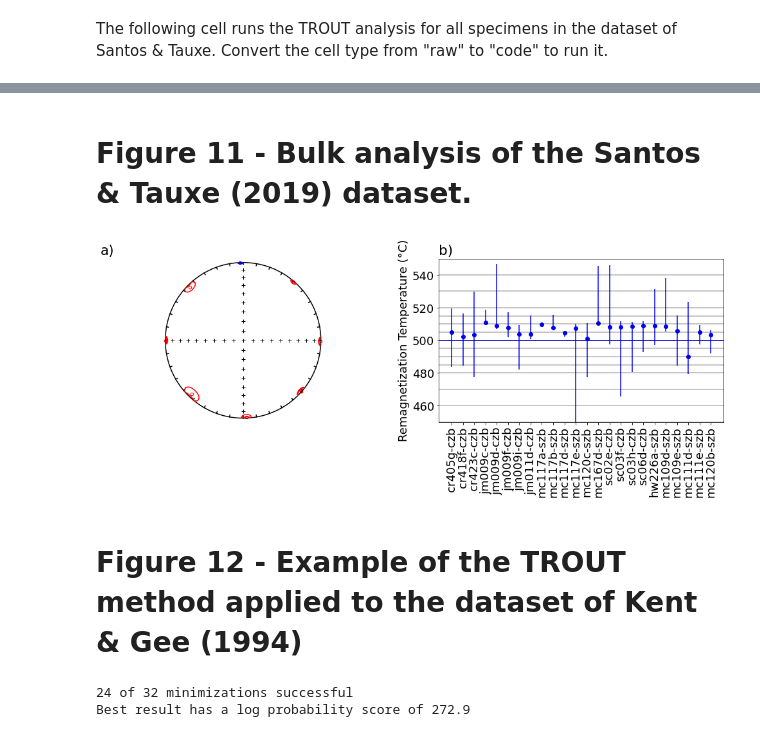
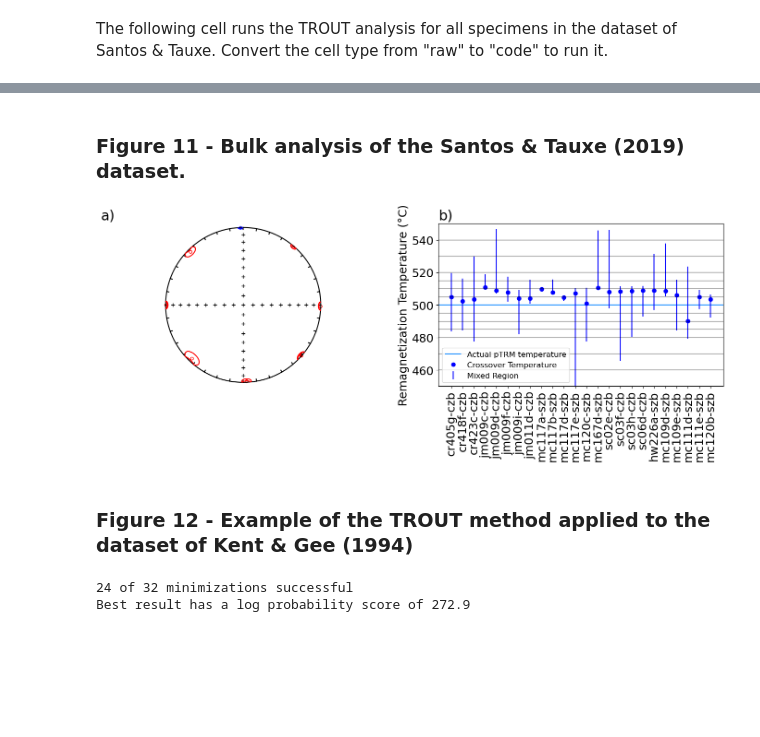
Before and after one commit to bcych/TROUT, a Jupyter notebook: TROUT_Figures.ipynb, the cells around one changed output, grey strips where cells are left out. Cells and saved outputs as stored; diff of their text form; code cells hidden in the pictures; blank space fills up the shorter version.

Commit message:
Added Figures directory, fixed ordering, fixed capitalization issue

```diff
--- a/TROUT_Figures.ipynb
+++ b/TROUT_Figures.ipynb
@@ -266,5 +266,6 @@ plt.savefig('Figures/data_rescaling.pdf')
 # %%
-
+specimen='jm009f-czb'
+zijd_data,Ts_base,Ts_data,Ts,datatype,expon=prepare_specimen_data(specimen,meas_data,sample_data,site_data)
 fig,ax=plt.subplots(1,3,figsize=(18,4))
 Bs=np.array([[1,0,0],[0,0,1]])
 cs=np.array([1/np.sqrt(2),1/np.sqrt(2)])
@@ -537,8 +731,7 @@ SantosTauxeResults.loc['Mc117d-szb','dec_high_act':'inc_high_act']=np.nan #As we
 SantosTauxeResults.to_csv('SantosTauxeSpecimens/specimen_fits/results_minimizer.csv')
 # %% [markdown]
-# Figure 11 - Bulk analysis of the Santos & Tauxe (2019) dataset.
+### Figure 11 - Bulk analysis of the Santos & Tauxe (2019) dataset.
 # %%
-
 #Set up figure plotting.
 fig=plt.figure(figsize=(14,6))
 ax=fig.add_subplot(1,2,1)
@@ -547,7 +740,7 @@ ipmag.plot_net()
 #Read in data
 meas_data,sample_data,site_data=import_direction_data('SantosTauxeSpecimens/')
 #Odd capitalization amongst speciments- fix this
-specs=data.specimen.str.lower().unique()
+specs=meas_data.specimen.str.lower().unique()
 
 #Read in results from previous cell.
 SantosTauxeResults=pd.read_csv('SantosTauxeSpecimens/specimen_fits/results_minimizer.csv')
@@ -579,42 +772,46 @@ low_dirs=SantosTauxeResults.loc[:,'dec_low_pred':'inc_low_pred'].values
 carts=pmag.dir2cart(low_dirs)
 R_cart=np.sum(carts,axis=0)
 R=np.linalg.norm(R_cart)
 N=len(low_dirs)
 k=(N-1)/(N-R)
 
 a95=140/np.sqrt(k*N)
 R_dir=pmag.cart2dir(R_cart)
 ipmag.plot_di_mean(R_dir[0],R_dir[1],a95,color='b')
 
 #Add title to axis
 ax.set_title('a)',loc='left')
 
 #Create plot of Crossover Temperatures and Mixed regions.
 ax=fig.add_subplot(1,2,2)
 
+#Plot expected crossover temperature at 500 degrees
+plt.axhline(500,color='dodgerblue',label='Actual pTRM temperature')
+
 #Plot MR as vertical errorbar
 percentiles=SantosTauxeResults.loc[:,'min_percentile':'max_percentile'].values
-plt.errorbar(specs,(percentiles[:,0]+percentiles[:,1])/2,(percentiles[:,1]-percentiles[:,0])/2,linestyle='',color='b');
+plt.errorbar(specs,(percentiles[:,0]+percentiles[:,1])/2,(percentiles[:,1]-percentiles[:,0])/2,linestyle='',color='b',label='Mixed Region');
 
 #Plot Crossovers as points
 crossings=SantosTauxeResults.crossovers.values
-plt.plot(specs,crossings,'bo')
-#Plot expected crossover temperature at 500 degrees
-plt.axhline(500,color='b')
+plt.plot(specs,crossings,'bo',label='Crossover Temperature')
+
 
 #Figure Layout
 plt.xticks(rotation=90);
-for temp in data.treat_temp.unique()-273:
-    plt.axhline(temp,color='k',alpha=0.3)
+plt.legend(fontsize=12,loc='lower left');
+for temp in meas_data.treat_temp.unique()-273:
+    if temp!=500:
+        plt.axhline(temp,color='k',alpha=0.3)
 plt.ylim(450,550)
 plt.ylabel('Remagnetization Temperature (°C)')
 plt.tight_layout()
 ax.set_title('b)',loc='left')
 plt.savefig('SantosTauxeSpecimens/site_fit/santos_tauxe_results.pdf')
 # %% [output]
-[figure, old version]
+[figure, new version]
 # %% [markdown]
-# Figure 12 - Example of the TROUT method applied to the dataset of Kent & Gee (1994)
+### Figure 12 - Example of the TROUT method applied to the dataset of Kent & Gee (1994)
 # %%
 #Run the TROUT Model
 meas_data,sample_data,site_data=import_direction_data('MORBReheating/')
```
Also changed, not shown: parts of 27 cells of this notebook, 13 other files.
